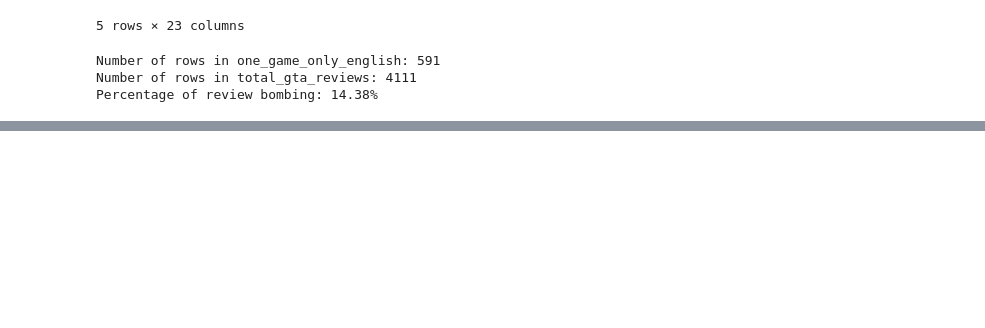
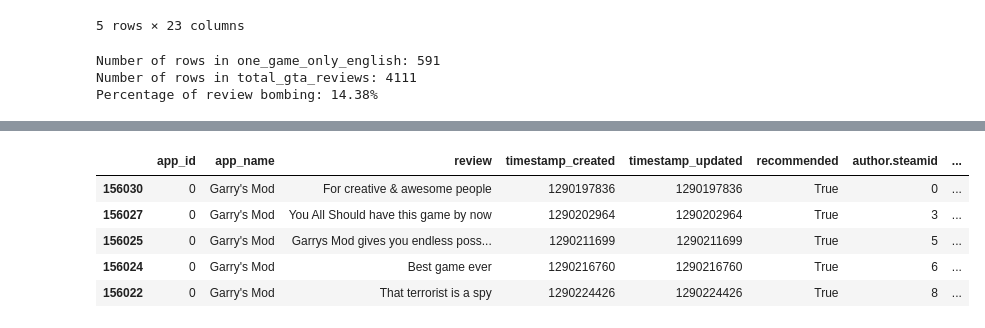
Before and after one commit to Litr0/Steam_data_converter_ML, a Jupyter notebook: transform_steam_data.ipynb, the cells around one changed output, grey strips where cells are left out. Saved outputs shown, nothing was run; the diff lists cells and outputs as text; code cells hidden in the pictures; blank space fills up the shorter version.

```diff
--- a/transform_steam_data.ipynb
+++ b/transform_steam_data.ipynb
@@ -129,0 +128,9 @@ steam_reviews_english[(steam_reviews_english['timestamp_created'] != steam_revie
+# %%
+steam_reviews_not_updated.head()
+# %% [output]
+|  | app_id | app_name | review | timestamp_created | timestamp_updated | recommended | author.steamid | ... |
+| 156030 | 0 | Garry's Mod | For creative & awesome people | 1290197836 | 1290197836 | True | 0 | ... |
+| 156027 | 0 | Garry's Mod | You All Should have this game by now | 1290202964 | 1290202964 | True | 3 | ... |
+| 156025 | 0 | Garry's Mod | Garrys Mod gives you endless poss... | 1290211699 | 1290211699 | True | 5 | ... |
+| 156024 | 0 | Garry's Mod | Best game ever | 1290216760 | 1290216760 | True | 6 | ... |
+| 156022 | 0 | Garry's Mod | That terrorist is a spy | 1290224426 | 1290224426 | True | 8 | ... |
```
Also changed, not shown: parts of 20 cells of this notebook.
